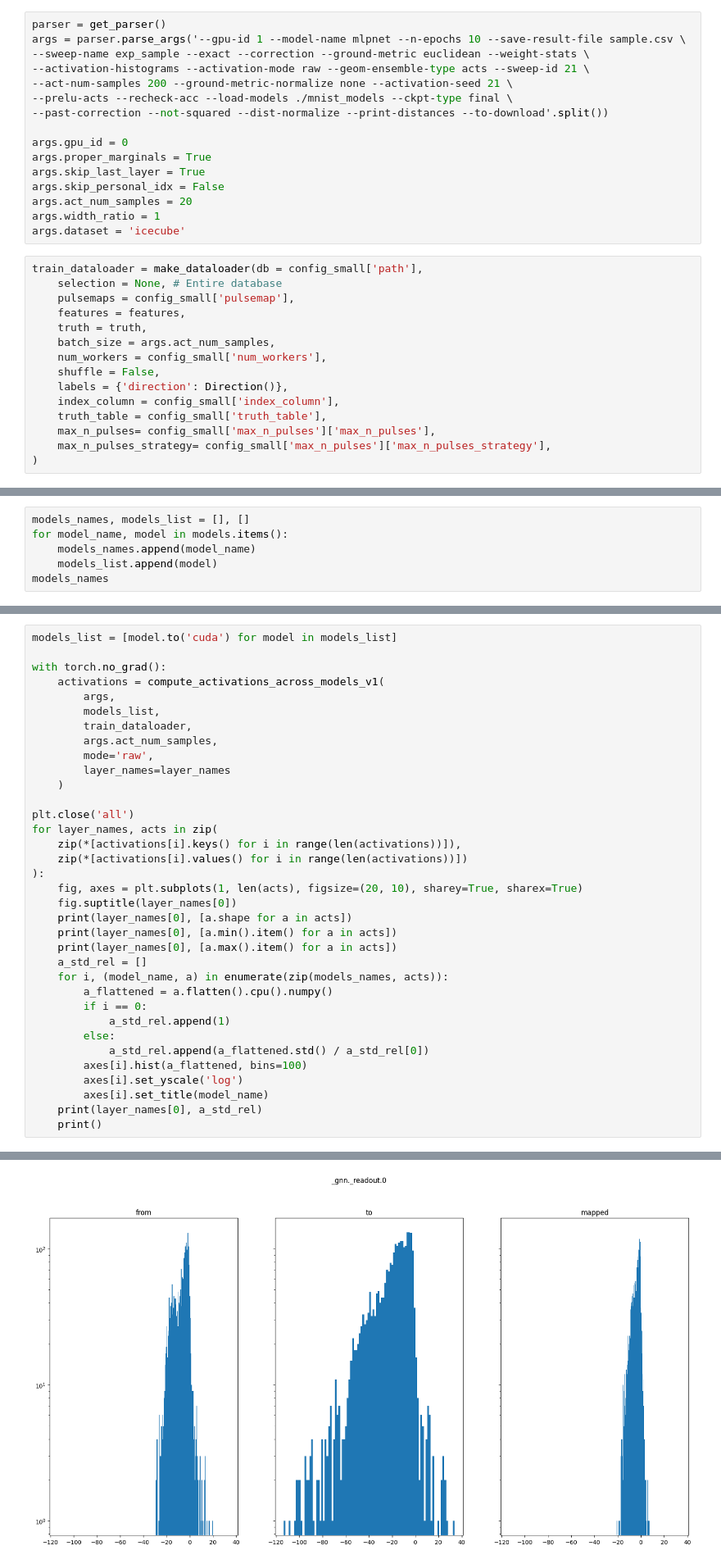
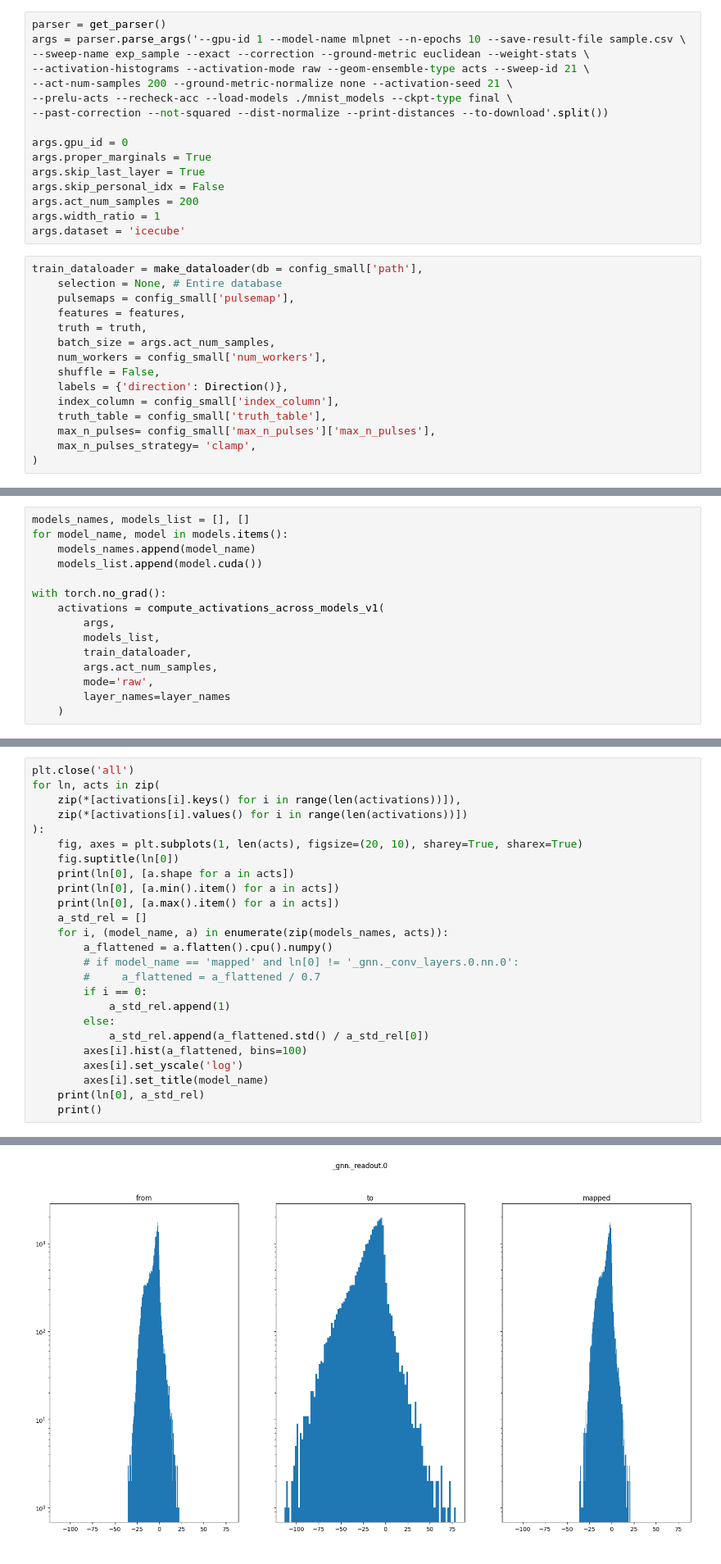
Before and after one commit to mkotyushev/icecube, a Jupyter notebook: graphnet-map-new.ipynb, the cells around one changed output, grey strips where cells are left out. Shown: that part at 82% size. Saved outputs shown, nothing was run; the diff lists cells and outputs as text.

Commit message:
Update plots

```diff
--- a/graphnet-map-new.ipynb
+++ b/graphnet-map-new.ipynb
@@ -67,7 +70,7 @@ args.gpu_id = 0
 args.proper_marginals = True
 args.skip_last_layer = True
 args.skip_personal_idx = False
-args.act_num_samples = 20
+args.act_num_samples = 200
 args.width_ratio = 1
 args.dataset = 'icecube'
 # %%
@@ -83,7 +86,7 @@ train_dataloader = make_dataloader(db = config_small['path'],
     index_column = config_small['index_column'],
     truth_table = config_small['truth_table'],
     max_n_pulses= config_small['max_n_pulses']['max_n_pulses'],
-    max_n_pulses_strategy= config_small['max_n_pulses']['max_n_pulses_strategy'],
+    max_n_pulses_strategy= 'clamp',
 )
 # %%
 tol = 1e-5
@@ -118,6 +121,15 @@ _tasks.0._affine.bias tensor(-0.0060) tensor(-0.0060)
 models_names, models_list = [], []
 for model_name, model in models.items():
     models_names.append(model_name)
-    models_list.append(model)
-models_names
+    models_list.append(model.cuda())
+
+with torch.no_grad():
+    activations = compute_activations_across_models_v1(
+        args,
+        models_list,
+        train_dataloader,
+        args.act_num_samples,
+        mode='raw',
+        layer_names=layer_names
+    )
 # %% [output]
@@ -125,29 +170,19 @@ models_names
 # %%
-models_list = [model.to('cuda') for model in models_list]
-
-with torch.no_grad():
-    activations = compute_activations_across_models_v1(
-        args,
-        models_list,
-        train_dataloader,
-        args.act_num_samples,
-        mode='raw',
-        layer_names=layer_names
-    )
-
 plt.close('all')
-for layer_names, acts in zip(
+for ln, acts in zip(
     zip(*[activations[i].keys() for i in range(len(activations))]),
     zip(*[activations[i].values() for i in range(len(activations))])
 ):
     fig, axes = plt.subplots(1, len(acts), figsize=(20, 10), sharey=True, sharex=True)
-    fig.suptitle(layer_names[0])
-    print(layer_names[0], [a.shape for a in acts])
-    print(layer_names[0], [a.min().item() for a in acts])
-    print(layer_names[0], [a.max().item() for a in acts])
+    fig.suptitle(ln[0])
+    print(ln[0], [a.shape for a in acts])
+    print(ln[0], [a.min().item() for a in acts])
+    print(ln[0], [a.max().item() for a in acts])
     a_std_rel = []
     for i, (model_name, a) in enumerate(zip(models_names, acts)):
         a_flattened = a.flatten().cpu().numpy()
+        # if model_name == 'mapped' and ln[0] != '_gnn._conv_layers.0.nn.0':
+        #     a_flattened = a_flattened / 0.7
         if i == 0:
             a_std_rel.append(1)
         else:
@@ -155,6 +190,6 @@ for layer_names, acts in zip(
         axes[i].hist(a_flattened, bins=100)
         axes[i].set_yscale('log')
         axes[i].set_title(model_name)
-    print(layer_names[0], a_std_rel)
+    print(ln[0], a_std_rel)
     print()
 # %% [output]
@@ -188 +223 @@ _tasks.0._affine [1, 3.88311767578125, 6.25777530670166]
-[figure, old version]
+[figure, new version]
```
Also changed, not shown: parts of 7 cells of this notebook.
